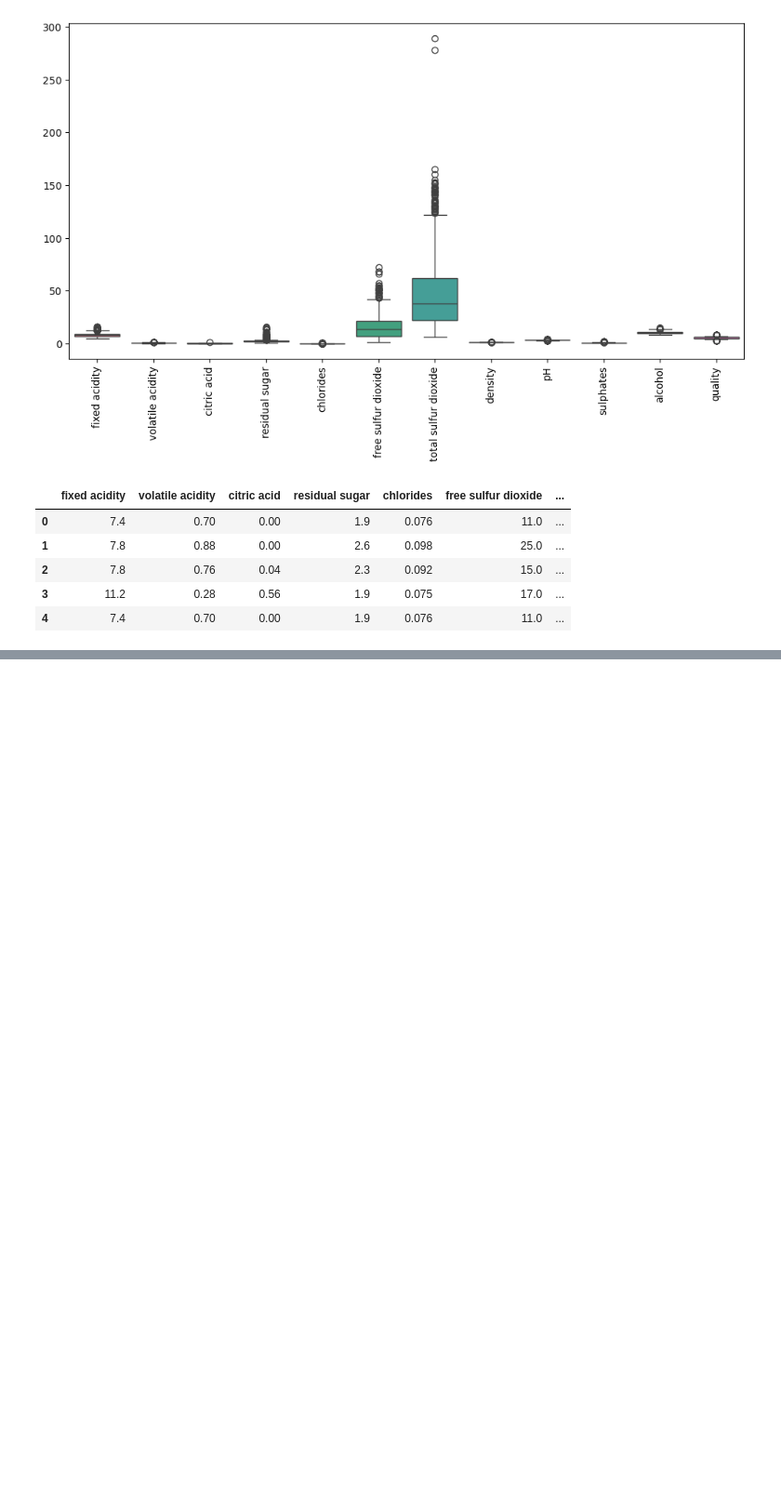
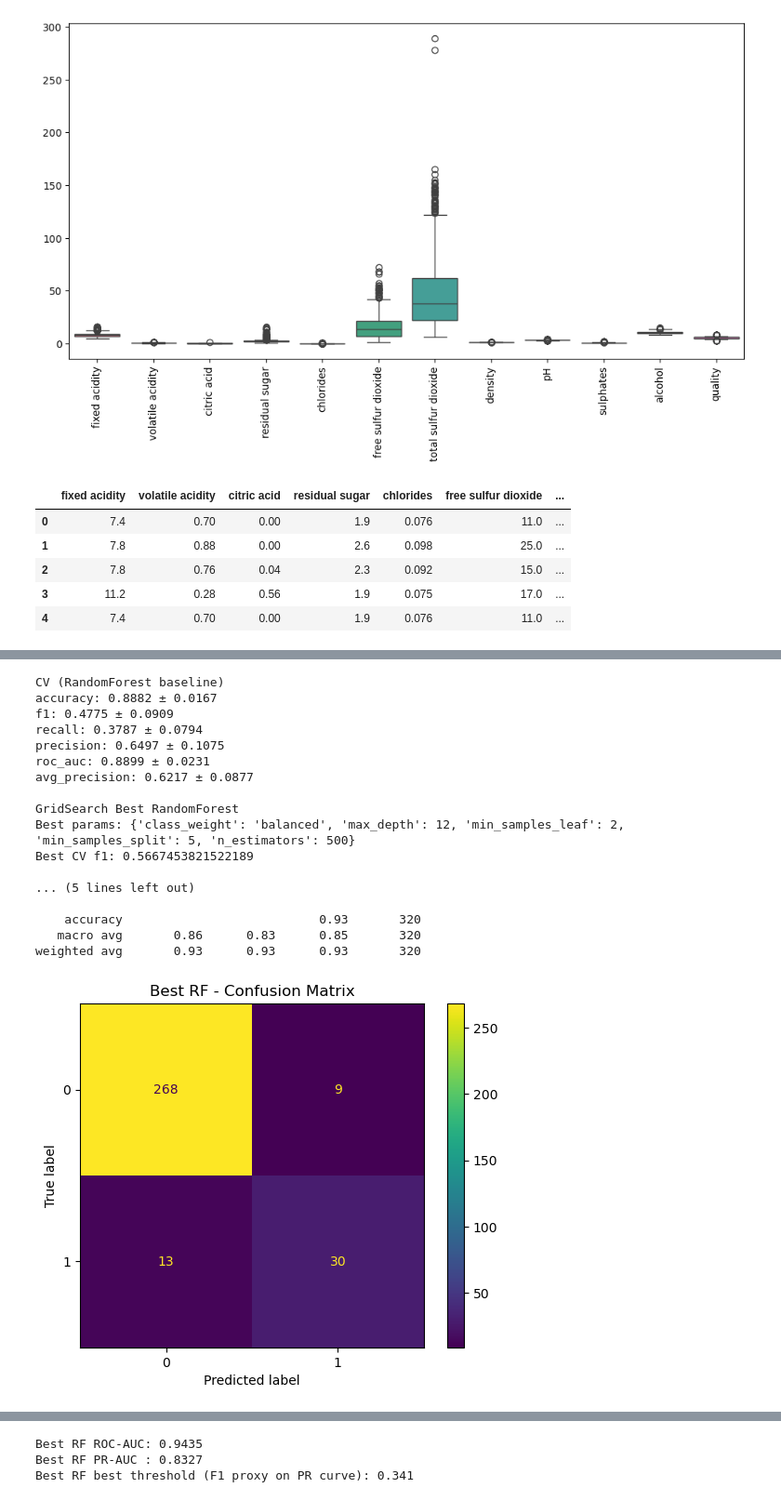
Before and after one commit to SieonLee/Kaggle, a Jupyter notebook: 2. Red_Wine_Quality/Red_Wine_Quality.ipynb, the cells around one changed output, grey strips where cells are left out. Shown at 93% size. Drawn from its saved outputs; the diff is of its cells as text; code cells hidden in the pictures; blank space fills up the shorter version.

```diff
--- a/2. Red_Wine_Quality/Red_Wine_Quality.ipynb
+++ b/2. Red_Wine_Quality/Red_Wine_Quality.ipynb
@@ -230,0 +329,70 @@ Alcohol and sulphates were identified as the most important features, suggesting
+# %%
+# Cross Validation + GridSearch
+cv = StratifiedKFold(n_splits=5, shuffle=True, random_state=42)
+scoring = {
+    "accuracy": "accuracy",
+    "f1": "f1",
+    "recall": "recall",
+    "precision": "precision",
+    "roc_auc": "roc_auc",
+    "avg_precision": "average_precision",
+}
+
+rf_base = RandomForestClassifier(random_state=42)
+cv_result = cross_validate(rf_base, X_train, y_train, cv=cv, scoring=scoring, n_jobs=-1)
+
+print("\nCV (RandomForest baseline)")
+for k, v in cv_result.items():
+    if k.startswith("test_"):
+        print(f"{k.replace('test_','')}: {np.mean(v):.4f} ± {np.std(v):.4f}")
+
+param_grid = {
+    "n_estimators": [200, 500],
+    "max_depth": [None, 6, 12],
+    "min_samples_split": [2, 5],
+    "min_samples_leaf": [1, 2],
+    "class_weight": [None, "balanced"],
+}
+
+grid = GridSearchCV(
+    estimator=RandomForestClassifier(random_state=42),
+    param_grid=param_grid,
+    cv=cv,
+    scoring="f1",
+    n_jobs=-1,
+    verbose=0
+)
+
+grid.fit(X_train, y_train)
+best_rf = grid.best_estimator_
+
+print("\nGridSearch Best RandomForest")
+print("Best params:", grid.best_params_)
+print("Best CV f1:", grid.best_score_)
+
+y_pred_best = best_rf.predict(X_test)
+y_proba_best = best_rf.predict_proba(X_test)[:, 1]
+
+print("\nBest RF: Test Performance")
+print(classification_report(y_test, y_pred_best))
+plot_confusion(y_test, y_pred_best, "Best RF - Confusion Matrix")
+_ = plot_roc_pr_curves(y_test, y_proba_best, "Best RF")
+# %% [output]
+CV (RandomForest baseline)
+accuracy: 0.8882 ± 0.0167
+f1: 0.4775 ± 0.0909
+recall: 0.3787 ± 0.0794
+precision: 0.6497 ± 0.1075
+roc_auc: 0.8899 ± 0.0231
+avg_precision: 0.6217 ± 0.0877
+
+GridSearch Best RandomForest
+Best params: {'class_weight': 'balanced', 'max_depth': 12, 'min_samples_leaf': 2, 'min_samples_split': 5, 'n_estimators': 500}
+Best CV f1: 0.5667453821522189
+
+... (5 lines left out)
+
+    accuracy                           0.93       320
+   macro avg       0.86      0.83      0.85       320
+weighted avg       0.93      0.93      0.93       320
+[figure, added]
@@ -230,0 +401,3 @@ Alcohol and sulphates were identified as the most important features, suggesting
+Best RF ROC-AUC: 0.9435
+Best RF PR-AUC : 0.8327
+Best RF best threshold (F1 proxy on PR curve): 0.341
```
Also changed, not shown: parts of 18 cells of this notebook.
